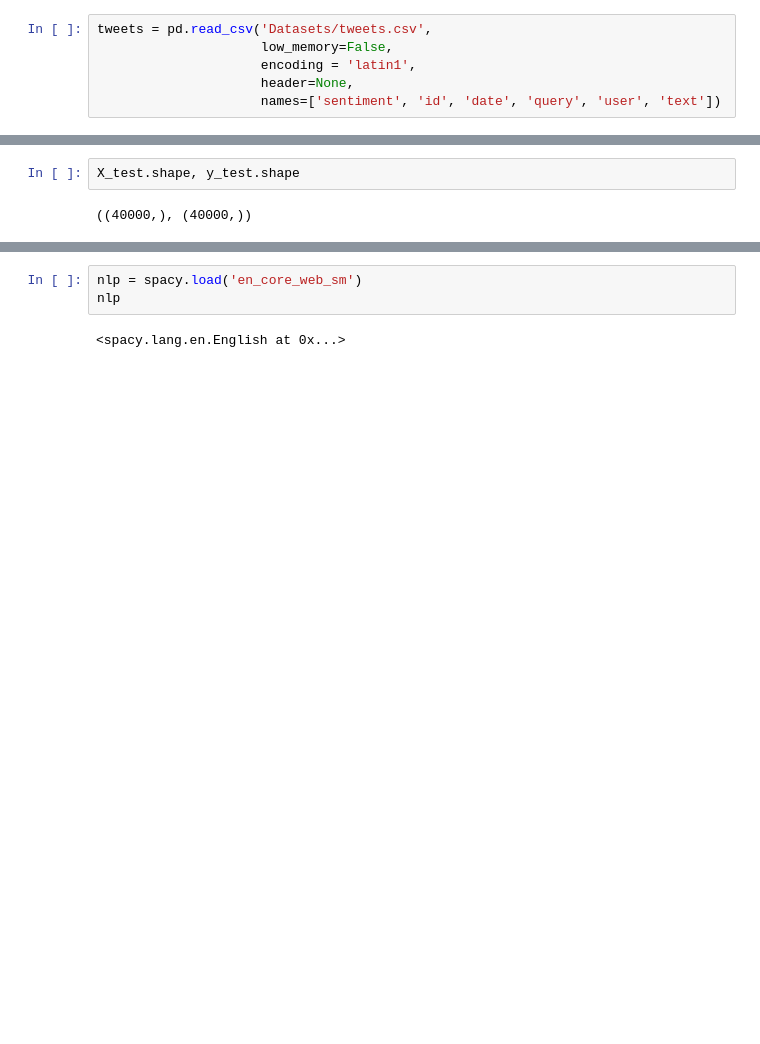
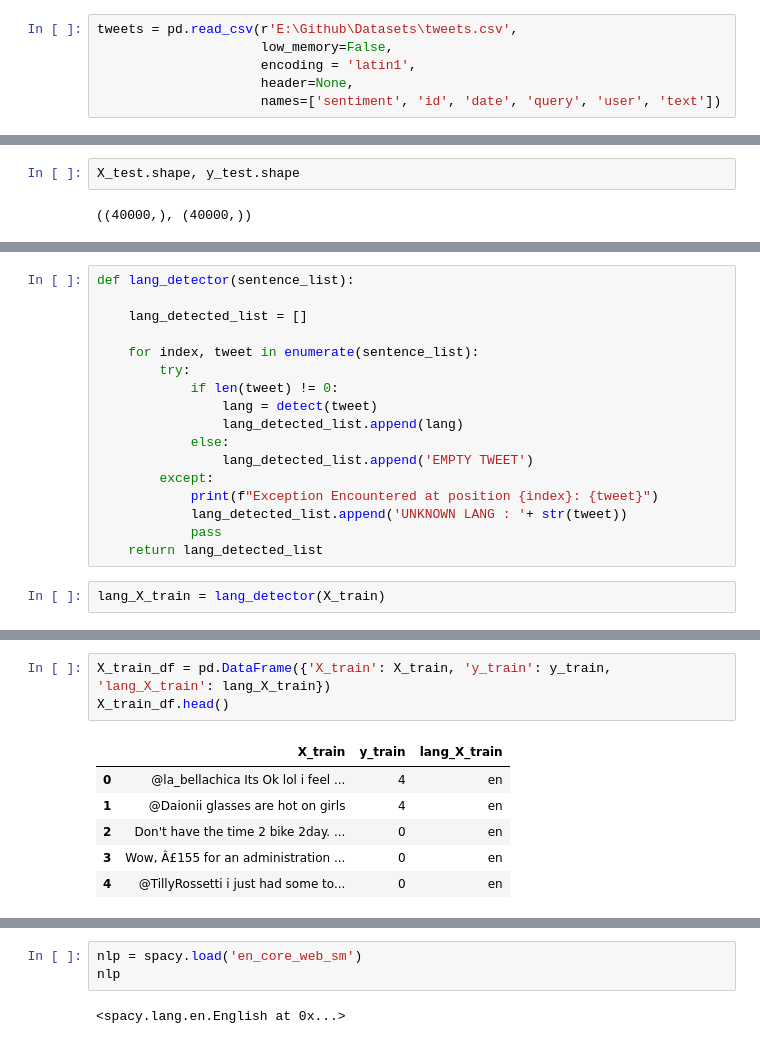
Before and after one commit to lavkushsingh31/NLP_Codes, a Jupyter notebook: Practice Udemy - Introduction to NLP IV.ipynb, the cells around one changed output, grey strips where cells are left out. Saved outputs shown, nothing was run; the diff lists cells and outputs as text; blank space fills up the shorter version.

```diff
--- a/Practice Udemy - Introduction to NLP IV.ipynb
+++ b/Practice Udemy - Introduction to NLP IV.ipynb
@@ -20,5 +23,5 @@ from sklearn.feature_extraction.text import TfidfVectorizer
 # %%
-tweets = pd.read_csv('Datasets/tweets.csv',
+tweets = pd.read_csv(r'E:\Github\Datasets\tweets.csv',
                      low_memory=False,
                      encoding = 'latin1',
                      header=None,
@@ -96,0 +108,19 @@ np.unique(y_test, return_counts=True)
+# %%
+def lang_detector(sentence_list):
+
+    lang_detected_list = []
+
+    for index, tweet in enumerate(sentence_list):
+        try:
+            if len(tweet) != 0:
+                lang = detect(tweet)
+                lang_detected_list.append(lang)
+            else:
+                lang_detected_list.append('EMPTY TWEET')
+        except:
+            print(f"Exception Encountered at position {index}: {tweet}")
+            lang_detected_list.append('UNKNOWN LANG : '+ str(tweet))
+            pass
+    return lang_detected_list
+# %%
+lang_X_train = lang_detector(X_train)
@@ -96,0 +160,10 @@ np.unique(y_test, return_counts=True)
+# %%
+X_train_df = pd.DataFrame({'X_train': X_train, 'y_train': y_train, 'lang_X_train': lang_X_train})
+X_train_df.head()
+# %% [output]
+|  | X_train | y_train | lang_X_train |
+| 0 | @la_bellachica Its Ok lol i feel ... | 4 | en |
+| 1 | @Daionii glasses are hot on girls | 4 | en |
+| 2 | Don't have the time 2 bike 2day. ... | 0 | en |
+| 3 | Wow, Â£155 for an administration ... | 0 | en |
+| 4 | @TillyRossetti i just had some to... | 0 | en |
```
Also changed, not shown: parts of 58 cells of this notebook.
